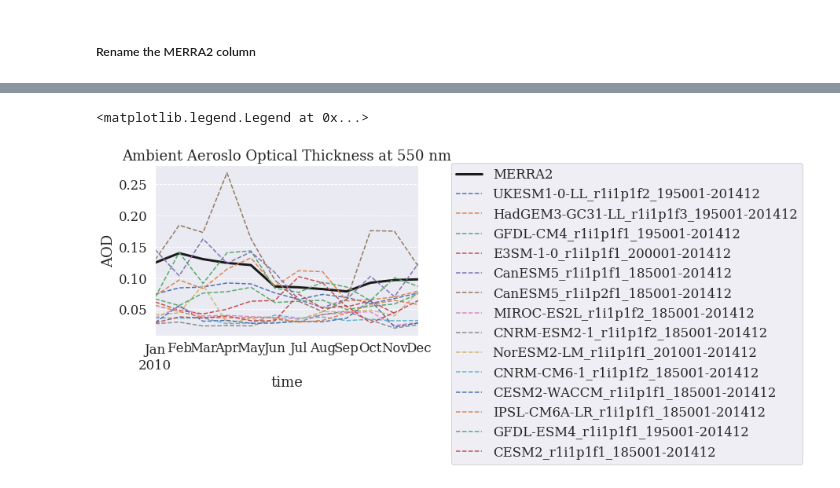
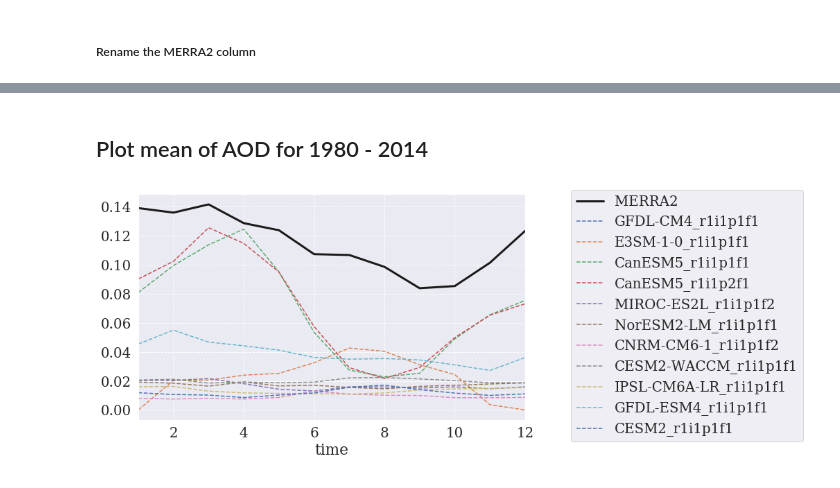
Before and after one commit to NordicESMhub/NEGI-Abisko-2019, a Jupyter notebook: content/topics/group-2/franzihe_area_averaged_AOD_Svalbard.ipynb, the cells around one changed output, grey strips where cells are left out. Cells and saved outputs as stored; diff of their text form; code cells hidden in the pictures.

Commit message:
added study years, seasonal mean between 1980-2014

```diff
--- a/content/topics/group-2/franzihe_area_averaged_AOD_Svalbard.ipynb
+++ b/content/topics/group-2/franzihe_area_averaged_AOD_Svalbard.ipynb
@@ -97,8 +179,11 @@ for mp in range(len(model_path)):
+# %%
+starty = '1980'; endy = '2014'
 # %%
-_merra = pd.read_csv(merra_path, header = 7, index_col = 'time', parse_dates=True, skipinitialspace=True)
+merra_hist = pd.read_csv(merra_path, header = 7, index_col = 'time', parse_dates=True,
+                         skipinitialspace=True)
 # %% [markdown]
 ##### Rename the MERRA2 column
 # %%
-_merra.rename(columns={'mean_M2IMNXGAS_5_12_4_AODANA':'MERRA2'}, inplace=True)
-_merra
+merra_hist.rename(columns={'mean_M2IMNXGAS_5_12_4_AODANA':'MERRA2'}, inplace=True)
+merra_hist.shape
 # %% [output]
@@ -174,0 +194,17 @@ merra
+# %%
+for md in cmip.keys():
+    for rea  in cmip[md].keys():
+        print(md, rea)
+        try:
+            aw_xr = cmip[md][rea]['areacella']
+            mask  = cmip[md][rea]['lat'] <= (lllat-3)
+            merra_hist.insert(loc=1,
+                              column= md + '_' + rea,
+                              value = masked_average(cmip[md][rea]['od550aer'].sel(time = slice(starty + '-01', endy + '12'),
+                                                                                   lat = slice(lllat, urlat),
+                                                                                   lon = slice(lllon, urlon)),
+                                                     dim=['lat','lon'],
+                                                     weights=aw_xr,
+                                                     mask=mask))
+        except KeyError:
+            print('no areacella data:', md+'_'+rea)
@@ -175,12 +269,12 @@ merra
+# %% [markdown]
+## Plot mean of AOD for 1980 - 2014
 # %%
-fig, ax = plt.subplots(1, #figsize = [30,13],
-                      )
-merra['MERRA2'].plot(ax=ax, color = 'k', linewidth=3)
-merra[merra.columns[1:]].plot(ax=ax, linestyle = '--')#color = 'gray')
+fig, ax = plt.subplots(1,
+                       figsize=[10,6],)
 
-ax.set_ylabel('AOD')
-ax.set_title('Ambient Aeroslo Optical Thickness at 550 nm')
-ax.legend(bbox_to_anchor=(1.1, 1.05))
+merra_hist['MERRA2'].loc[starty + '-01': endy + '-12'].groupby(merra_hist.loc[starty + '-01': endy + '-12'].index.month).mean().plot(ax=ax, color = 'k', linewidth=3)
+merra_hist[merra_hist.columns[1:]].loc[starty + '-01': endy + '-12'].groupby(merra_hist.loc[starty + '-01': endy + '-12'].index.month).mean().plot(ax=ax, linestyle = '--')
+
+ax.legend(bbox_to_anchor=(1.1, 1.05));#, loc='lower left', borderaxespad=0., fancybox=True);
 # %% [output]
-<matplotlib.legend.Legend at 0x...>
-[figure, old version]
+[figure, new version]
```
Also changed, not shown: parts of 33 cells of this notebook.
